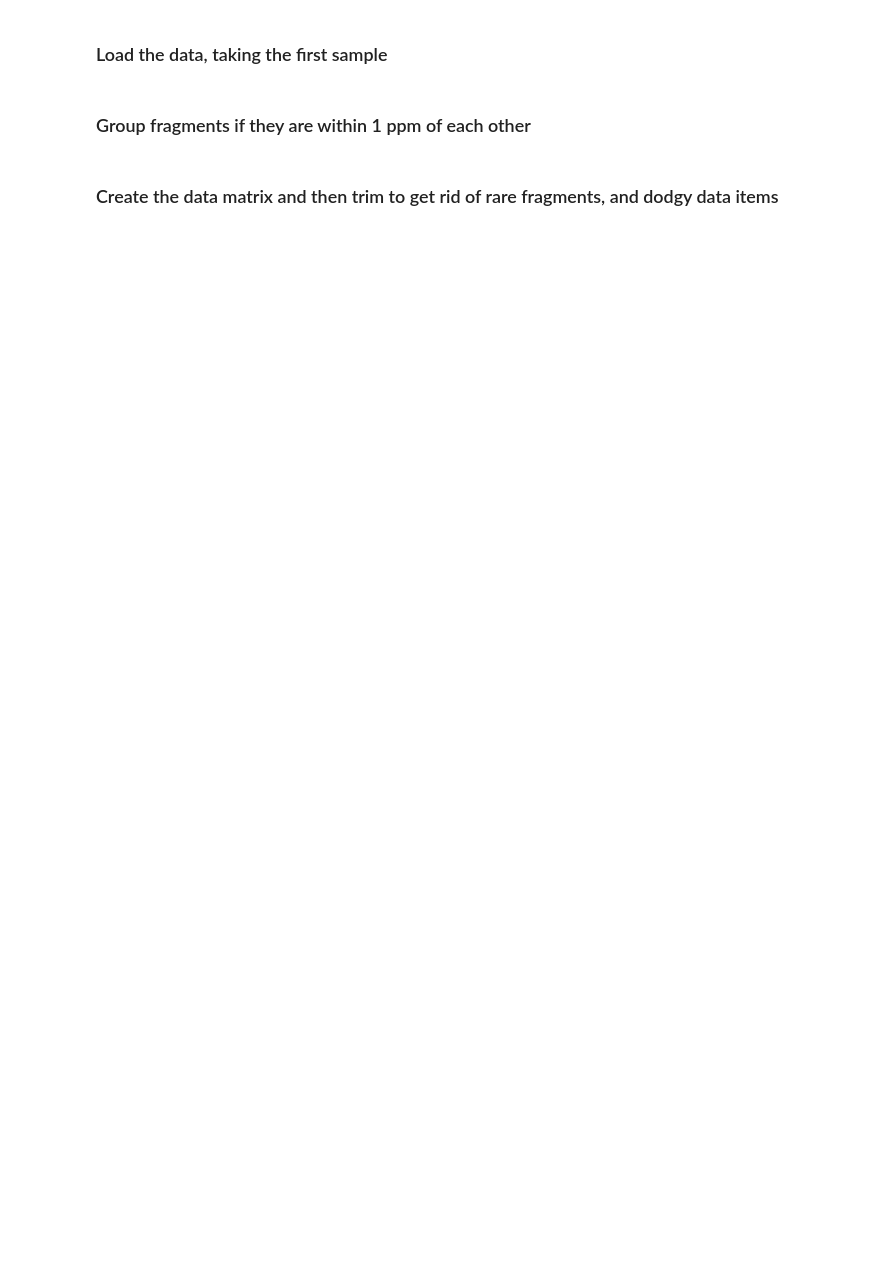
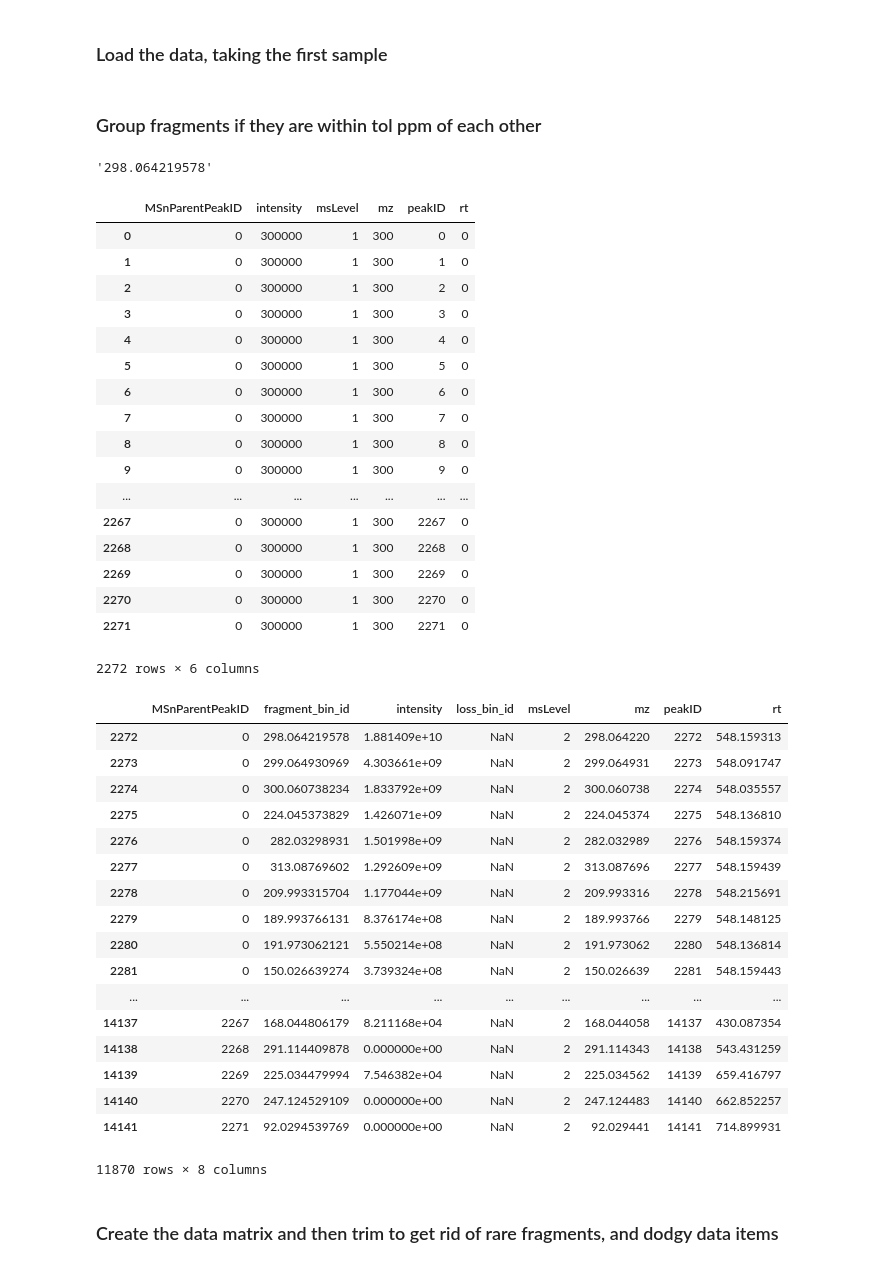
Before and after one commit to sdrogers/MS2LDA, a Jupyter notebook: gcms/mzMATCHoutput_to_matrix.ipynb, the cells around one changed output. Saved outputs shown, nothing was run; the diff lists cells and outputs as text; code cells hidden in the pictures; blank space fills up the shorter version.

Commit message:
add support for GC/MS-MS data and also tidy up the codes
Former-commit-id: 31c5157dd6ea6263521e5207582c7dd0c2498455
Former-commit-id: c60d8b06f65571d05aa043be0aecb166bf0eab9b

```diff
--- a/gcms/mzMATCHoutput_to_matrix.ipynb
+++ b/gcms/mzMATCHoutput_to_matrix.ipynb
@@ -9,11 +12,11 @@ rt = df['RT'].tolist()
 intensity = df['T0R1L'].tolist()
 rid = df['relation.id'].tolist()
 # %% [markdown]
-<h3>Group fragments if they are within 1 ppm of each other</h3>
+<h3>Group fragments if they are within tol ppm of each other</h3>
 # %%
 unique_masses = []
 mass_id = []
-tol = 1
+tol = 5
 for m in mass:
     # check for previous
     previous_pos = [i for i,a in enumerate(unique_masses) if (abs(m-a)/m)*1e6 < tol]
@@ -24,3 +27,69 @@ for m in mass:
     else:
         # it's an old one
         mass_id.append(previous_pos[0])
+# %%
+str(unique_masses[mass_id[0]])
+# %% [output]
+'298.064219578'
+# %%
+# create some dummy MS1 peaklist
+ms1_peakids = list(set(rid))
+ms1_peakdata = []
+for pid in ms1_peakids:
+    ms1_peakdata.append({'peakID': pid, 'MSnParentPeakID': 0, 'msLevel': 1, \
+                         'rt': 0.0, 'mz': 300.0, 'intensity': 3.0E5})
+ms1 = pd.DataFrame(ms1_peakdata, index=ms1_peakids)
+
+# create the MS2 peaklist
+n_peaks = len(mass)
+pid = max(ms1_peakids)+1
+ms2_peakids = []
+ms2_peakdata = []
+for n in range(n_peaks):
+    ms2_peakdata.append({'peakID': pid, 'MSnParentPeakID': rid[n], 'msLevel': 2, \
+                         'rt': rt[n], 'mz': mass[n], 'intensity': intensity[n], \
+                         'fragment_bin_id': str(unique_masses[mass_id[n]]), \
+                         'loss_bin_id': np.nan})
+    ms2_peakids.append(pid)
+    pid += 1
+ms2 = pd.DataFrame(ms2_peakdata, index=ms2_peakids)
+
+display(ms1)
+display(ms2)
+# %% [output]
+|  | MSnParentPeakID | intensity | msLevel | mz | peakID | rt |
+| 0 | 0 | 300000 | 1 | 300 | 0 | 0 |
+| 1 | 0 | 300000 | 1 | 300 | 1 | 0 |
+| 2 | 0 | 300000 | 1 | 300 | 2 | 0 |
+| 3 | 0 | 300000 | 1 | 300 | 3 | 0 |
+| 4 | 0 | 300000 | 1 | 300 | 4 | 0 |
+| 5 | 0 | 300000 | 1 | 300 | 5 | 0 |
+| 6 | 0 | 300000 | 1 | 300 | 6 | 0 |
+| 7 | 0 | 300000 | 1 | 300 | 7 | 0 |
+| 8 | 0 | 300000 | 1 | 300 | 8 | 0 |
+| 9 | 0 | 300000 | 1 | 300 | 9 | 0 |
+| ... | ... | ... | ... | ... | ... | ... |
+| 2267 | 0 | 300000 | 1 | 300 | 2267 | 0 |
+| 2268 | 0 | 300000 | 1 | 300 | 2268 | 0 |
+| 2269 | 0 | 300000 | 1 | 300 | 2269 | 0 |
+| 2270 | 0 | 300000 | 1 | 300 | 2270 | 0 |
+| 2271 | 0 | 300000 | 1 | 300 | 2271 | 0 |
+2272 rows × 6 columns
+|  | MSnParentPeakID | fragment_bin_id | intensity | loss_bin_id | msLevel | mz | peakID | rt |
+| 2272 | 0 | 298.064219578 | 1.881409e+10 | NaN | 2 | 298.064220 | 2272 | 548.159313 |
+| 2273 | 0 | 299.064930969 | 4.303661e+09 | NaN | 2 | 299.064931 | 2273 | 548.091747 |
+| 2274 | 0 | 300.060738234 | 1.833792e+09 | NaN | 2 | 300.060738 | 2274 | 548.035557 |
+| 2275 | 0 | 224.045373829 | 1.426071e+09 | NaN | 2 | 224.045374 | 2275 | 548.136810 |
+| 2276 | 0 | 282.03298931 | 1.501998e+09 | NaN | 2 | 282.032989 | 2276 | 548.159374 |
+| 2277 | 0 | 313.08769602 | 1.292609e+09 | NaN | 2 | 313.087696 | 2277 | 548.159439 |
+| 2278 | 0 | 209.993315704 | 1.177044e+09 | NaN | 2 | 209.993316 | 2278 | 548.215691 |
+| 2279 | 0 | 189.993766131 | 8.376174e+08 | NaN | 2 | 189.993766 | 2279 | 548.148125 |
+| 2280 | 0 | 191.973062121 | 5.550214e+08 | NaN | 2 | 191.973062 | 2280 | 548.136814 |
+| 2281 | 0 | 150.026639274 | 3.739324e+08 | NaN | 2 | 150.026639 | 2281 | 548.159443 |
+| ... | ... | ... | ... | ... | ... | ... | ... | ... |
+| 14137 | 2267 | 168.044806179 | 8.211168e+04 | NaN | 2 | 168.044058 | 14137 | 430.087354 |
+| 14138 | 2268 | 291.114409878 | 0.000000e+00 | NaN | 2 | 291.114343 | 14138 | 543.431259 |
+| 14139 | 2269 | 225.034479994 | 7.546382e+04 | NaN | 2 | 225.034562 | 14139 | 659.416797 |
+| 14140 | 2270 | 247.124529109 | 0.000000e+00 | NaN | 2 | 247.124483 | 14140 | 662.852257 |
+| 14141 | 2271 | 92.0294539769 | 0.000000e+00 | NaN | 2 | 92.029441 | 14141 | 714.899931 |
+11870 rows × 8 columns
```
Also changed, not shown: parts of 17 cells of this notebook, 14 other files.
